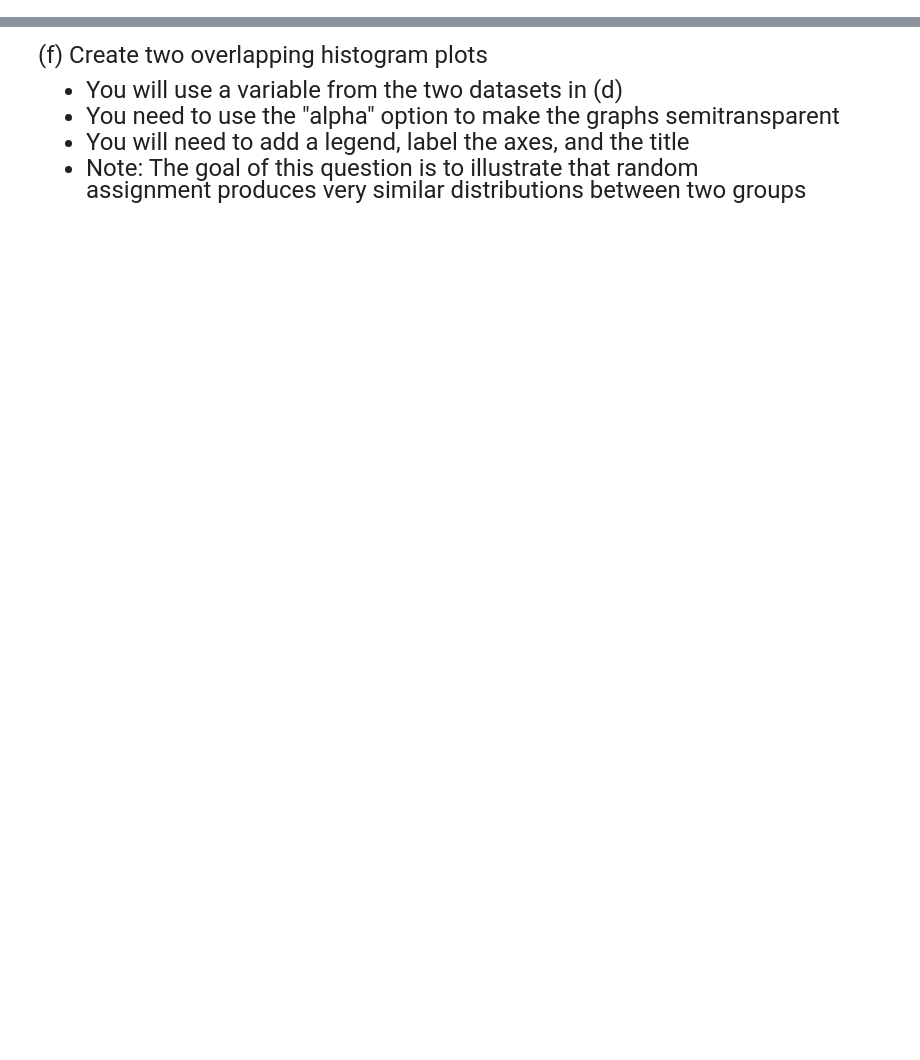
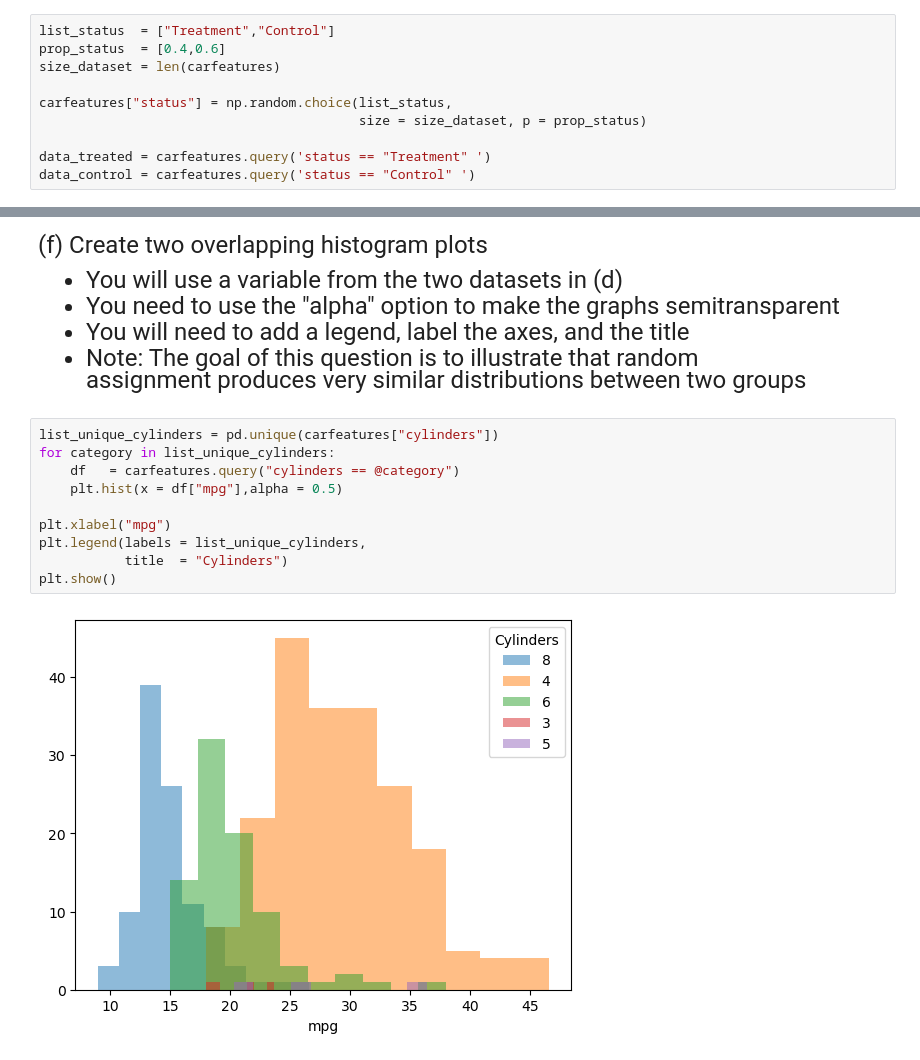
Before and after one commit to linali127/qtm151_fall_2023, a Jupyter notebook: lecture_11/lecture_11.ipynb, the cells around one changed output, grey strips where cells are left out. Cells and saved outputs as stored; diff of their text form; blank space fills up the shorter version.

```diff
--- a/lecture_11/lecture_11.ipynb
+++ b/lecture_11/lecture_11.ipynb
@@ -223,6 +225,16 @@ Name: 322, dtype: object
 - Split the data into separate datasets using ".query()"
 - This will closely follow the material in Lecture 12 (this one)
 - You will need this result to answer questions (e), (f)
+# %%
+list_status  = ["Treatment","Control"]
+prop_status  = [0.4,0.6]
+size_dataset = len(carfeatures)
+
+carfeatures["status"] = np.random.choice(list_status,
+                                         size = size_dataset, p = prop_status)
+
+data_treated = carfeatures.query('status == "Treatment" ')
+data_control = carfeatures.query('status == "Control" ')
 # %% [markdown]
 <font size = "5">
 
@@ -244,3 +275,15 @@ and summary statistics for pandas (mean, std, min, max, etc.)
 - You will need to add a legend, label the axes, and the title
 - Note: The goal of this question is to illustrate that random <br>
 assignment produces very similar distributions between two groups
+# %%
+list_unique_cylinders = pd.unique(carfeatures["cylinders"])
+for category in list_unique_cylinders:
+    df   = carfeatures.query("cylinders == @category")
+    plt.hist(x = df["mpg"],alpha = 0.5)
+
+plt.xlabel("mpg")
+plt.legend(labels = list_unique_cylinders,
+           title  = "Cylinders")
+plt.show()
+# %% [output]
+[figure, added]
```
Also changed, not shown: parts of 5 cells of this notebook, 4 other files.
